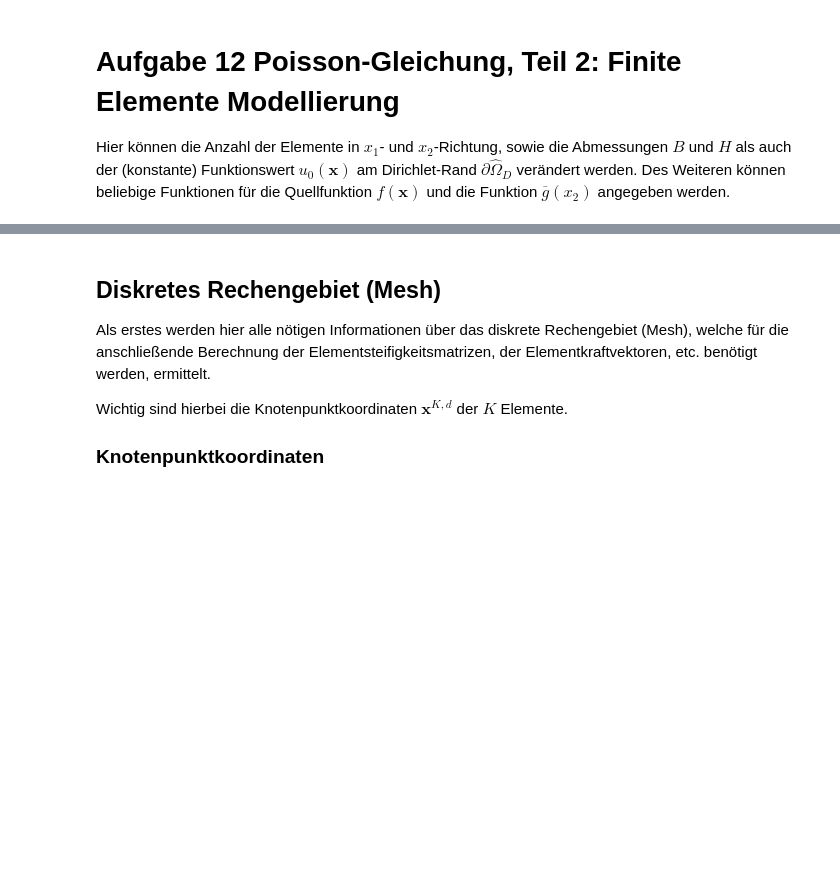
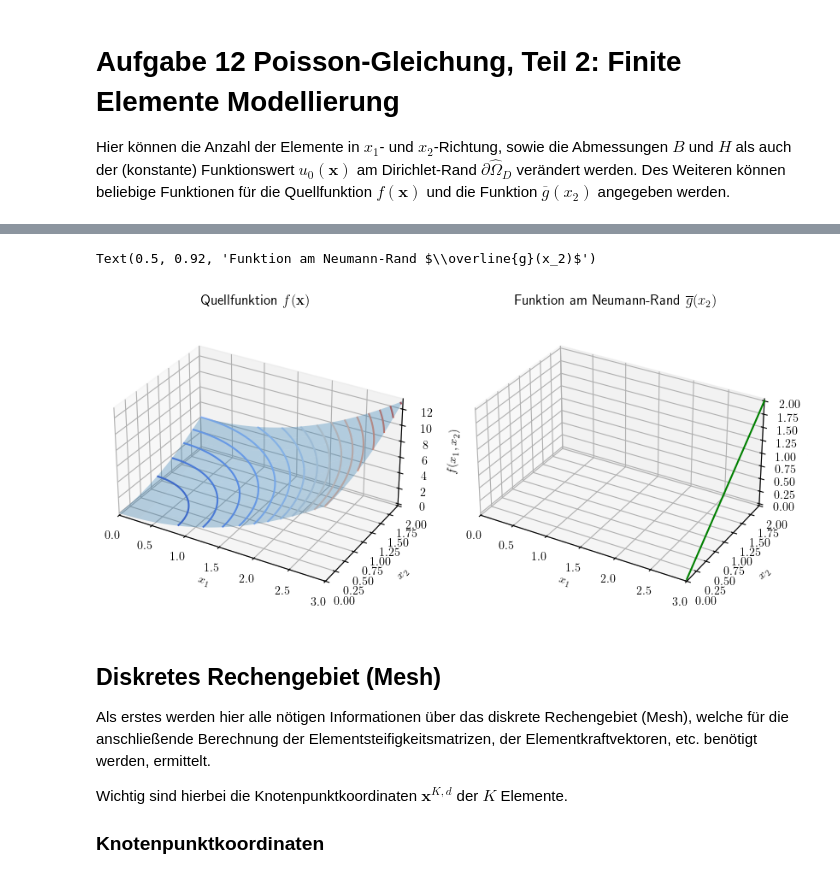
Before and after one commit to heyberry-at/poisson, a Jupyter notebook: poisson_equation.ipynb, the cells around one changed output, grey strips where cells are left out. Saved outputs shown, nothing was run; the diff lists cells and outputs as text; code cells hidden in the pictures; blank space fills up the shorter version.

```diff
--- a/poisson_equation.ipynb
+++ b/poisson_equation.ipynb
@@ -4,6 +4,10 @@
 import sympy as sp
 import matplotlib.tri as tri
 import matplotlib.pyplot as plt
+plt.rcParams['text.usetex'] = True
+plt.rcParams['font.size'] = 10
+plt.rcParams['savefig.dpi'] = 500
+plt.rcParams['savefig.bbox'] = 'tight'
 import numpy as np
 from IPython.display import Math, display
 
@@ -55,6 +59,50 @@ u_I_symb = sp.Matrix(u_I_symb)
 # Symbolische Variablen der lokalen Freiheitsgrade
 NK_symb = sp.symbols([rf'N^{{{K}\,{d}}}(\mathbf{{x}})' for K in range(1,n_elem+1) for d in range(1,n_dof_loc+1)])
 NK_symb = sp.Matrix(NK_symb)
+# %%
+
+# Quellfunktion f(x1,x2)
+xf = np.linspace(0, B_value, 100)
+yf = np.linspace(0, H_value, 100)
+XF,YF = np.meshgrid(xf, yf)
+
+f_numpy = sp.lambdify((x1, x2),f_symb)
+ZF = f_numpy(XF, YF) if not isinstance(f_symb, int) else np.ones(XF.shape)*f_numpy(XF,YF)
+
+# Funktion g(x2)
+xg = np.ones((100,))*B_value
+yg = yf
+
+g_numpy = sp.lambdify((x2), g_symb)
+ZG = g_numpy(yg)#yf*(g_numpy(H_value)-g_numpy(0))
+
+fig = plt.figure(figsize=(10,5))
+ax1 = fig.add_subplot(121, projection='3d')
+ax1.plot_surface(XF, YF, ZF, lw=0.5, rstride=10, cstride=10,
+                alpha=0.3)
+ax1.contour(XF, YF, ZF, levels=20, cmap='coolwarm')
+world_limits = ax1.get_w_lims()
+H = 0.6*np.max([B_value, H_value])
+ax1.set_box_aspect((world_limits[1]-world_limits[0],world_limits[3]-world_limits[2],H))
+ax1.set_xlim(0,B_value)
+ax1.set_ylim(0,H_value)
+ax1.set_xlabel('$x_1$')
+ax1.set_ylabel('$x_2$')
+ax1.set_zlabel('$f(x_1,x_2)$')
+ax1.set_title('Quellfunktion $f(\mathbf{x})$')
+
+ax2 = fig.add_subplot(122, projection='3d')
+ax2.plot(xg, yg, ZG, color='g')
+ax2.set_box_aspect((world_limits[1]-world_limits[0],world_limits[3]-world_limits[2],H))
+ax2.set_xlim(0,B_value)
+ax2.set_ylim(0,H_value)
+ax2.set_xlabel('$x_1$')
+ax2.set_ylabel('$x_2$')
+ax2.set_zlabel('$\overline{g}(x_2)$')
+ax2.set_title('Funktion am Neumann-Rand $\overline{g}(x_2)$')
+# %% [output]
+Text(0.5, 0.92, 'Funktion am Neumann-Rand $\\overline{g}(x_2)$')
+[figure, added]
 # %% [markdown]
 ## Diskretes Rechengebiet (Mesh)
 
```
Also changed, not shown: parts of 10 cells of this notebook, 3 other files.
